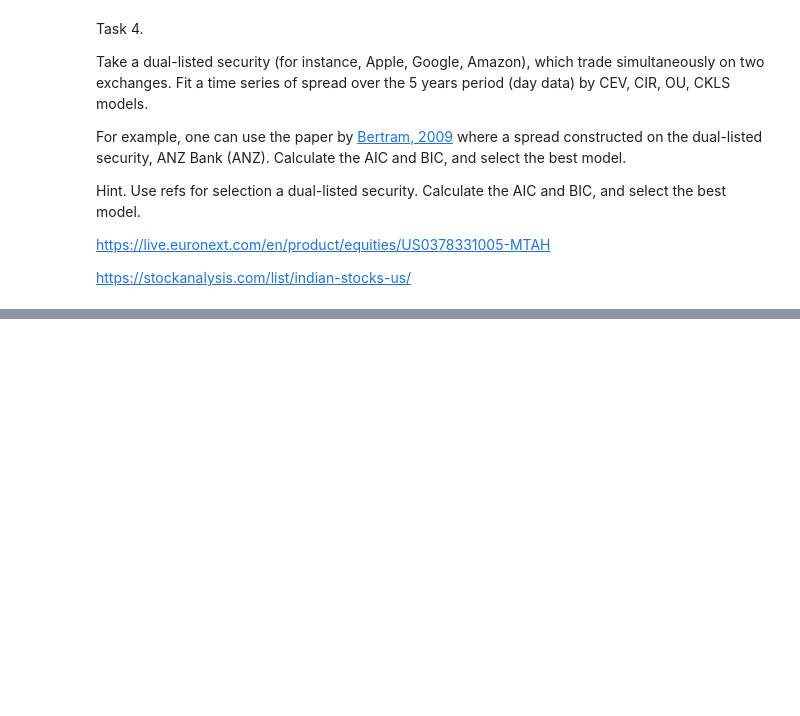
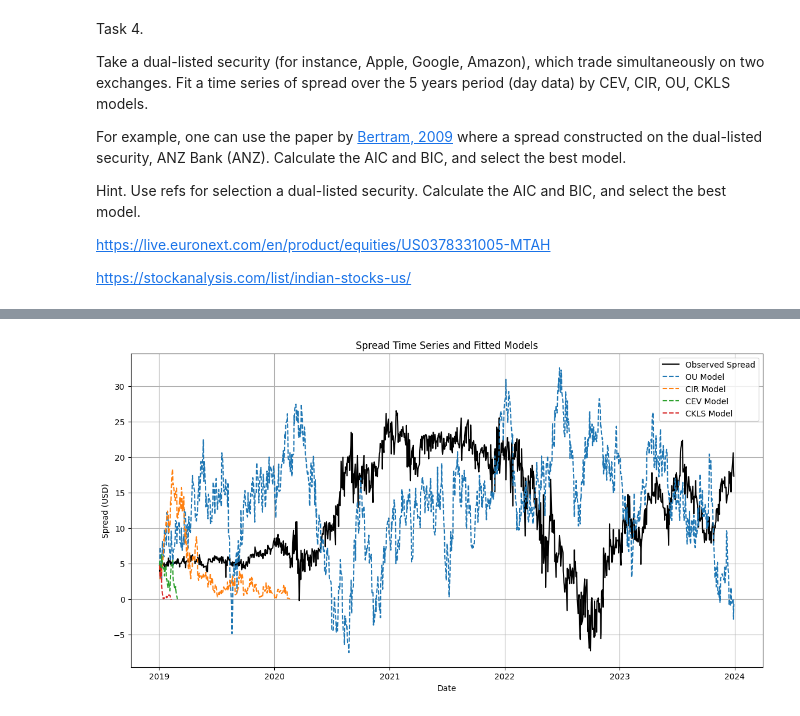
Before and after one commit to vehcamut/SSP_SIRIUS24, a Jupyter notebook: TSD_Lab_final_6_SSP.ipynb, the cells around one changed output, grey strips where cells are left out. Saved outputs shown, nothing was run; the diff lists cells and outputs as text; code cells hidden in the pictures; blank space fills up the shorter version.

```diff
--- a/TSD_Lab_final_6_SSP.ipynb
+++ b/TSD_Lab_final_6_SSP.ipynb
@@ -2283,0 +2456,40 @@ https://stockanalysis.com/list/indian-stocks-us/
+# %%
+# Моделирование значений для каждой модели
+time_steps = len(spread)
+time_index = pd.to_datetime(data.index)
+
+# OU модель
+ou_fitted = [spread.iloc[0]]
+for i in range(1, time_steps):
+    ou_fitted.append(ou_fitted[-1] + theta_ou * (mu_ou - ou_fitted[-1]) * dt + sigma_ou * np.sqrt(dt) * np.random.randn())
+
+# CIR модель
+cir_fitted = [spread.iloc[0]]
+for i in range(1, time_steps):
+    cir_fitted.append(cir_fitted[-1] + kappa_cir * (theta_cir - cir_fitted[-1]) * dt + sigma_cir * np.sqrt(cir_fitted[-1] * dt) * np.random.randn())
+
+# CEV модель
+cev_fitted = [spread.iloc[0]]
+for i in range(1, time_steps):
+    cev_fitted.append(cev_fitted[-1] + mu_cev * cev_fitted[-1] * dt + sigma_cev * cev_fitted[-1]**beta_cev * np.sqrt(dt) * np.random.randn())
+
+# CKLS модель
+ckls_fitted = [spread.iloc[0]]
+for i in range(1, time_steps):
+    ckls_fitted.append(ckls_fitted[-1] + kappa_ckls * (theta_ckls - ckls_fitted[-1]) * dt + sigma_ckls * ckls_fitted[-1]**gamma_ckls * np.sqrt(dt) * np.random.randn())
+
+# Построение графика
+plt.figure(figsize=(14, 7))
+plt.plot(time_index, spread, label='Observed Spread', color='black')
+plt.plot(time_index, ou_fitted, label='OU Model', linestyle='--')
+plt.plot(time_index, cir_fitted, label='CIR Model', linestyle='--')
+plt.plot(time_index, cev_fitted, label='CEV Model', linestyle='--')
+plt.plot(time_index, ckls_fitted, label='CKLS Model', linestyle='--')
+plt.title('Spread Time Series and Fitted Models')
+plt.xlabel('Date')
+plt.ylabel('Spread (USD)')
+plt.legend()
+plt.grid()
+plt.show()
+# %% [output]
+[figure, added]
```
Also changed, not shown: parts of 5 cells of this notebook.
